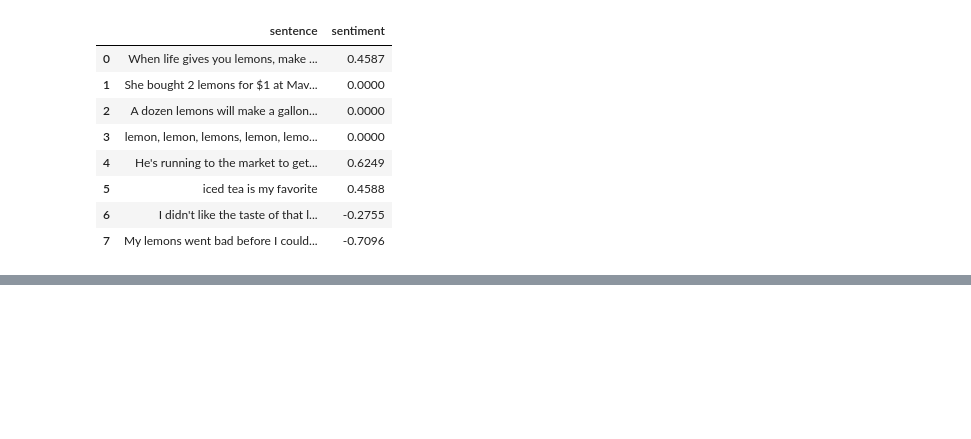
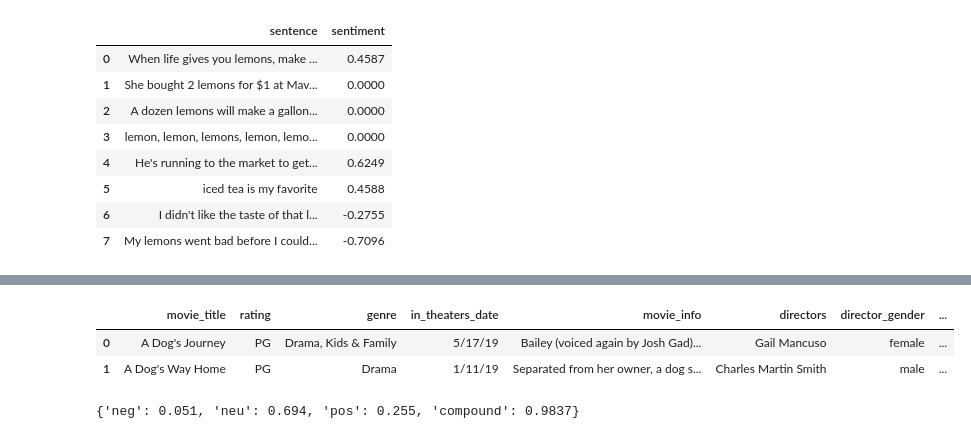
Before and after one commit to sulabola/NLP_in_Python, a Jupyter notebook: Chapter 3 - NLP with Machine Learning.ipynb, the cells around one changed output, grey strips where cells are left out. Cells and saved outputs as stored; diff of their text form; code cells hidden in the pictures; blank space fills up the shorter version.

```diff
--- a/Chapter 3 - NLP with Machine Learning.ipynb
+++ b/Chapter 3 - NLP with Machine Learning.ipynb
@@ -164,0 +171,18 @@ df
+# %%
+df = pd.read_csv('Chapter3_movie_reviews.csv')
+df.head(2)
+# %% [output]
+|  | movie_title | rating | genre | in_theaters_date | movie_info | directors | director_gender | ... |
+| 0 | A Dog's Journey | PG | Drama, Kids & Family | 5/17/19 | Bailey (voiced again by Josh Gad)... | Gail Mancuso | female | ... |
+| 1 | A Dog's Way Home | PG | Drama | 1/11/19 | Separated from her owner, a dog s... | Charles Martin Smith | male | ... |
+# %%
+### Step 1: Import packages for sentiment analysis
+### Step 2: Create a new object for sentimental analysis
+
+analyzer = SentimentIntensityAnalyzer()
+analyzer.polarity_scores(df['movie_info'][0])
+
+### Sentiment score for the first movie is highly positive.
+### Now we can apply it to the entire column.
+# %% [output]
+{'neg': 0.051, 'neu': 0.694, 'pos': 0.255, 'compound': 0.9837}
```
Also changed, not shown: parts of 8 cells of this notebook.
